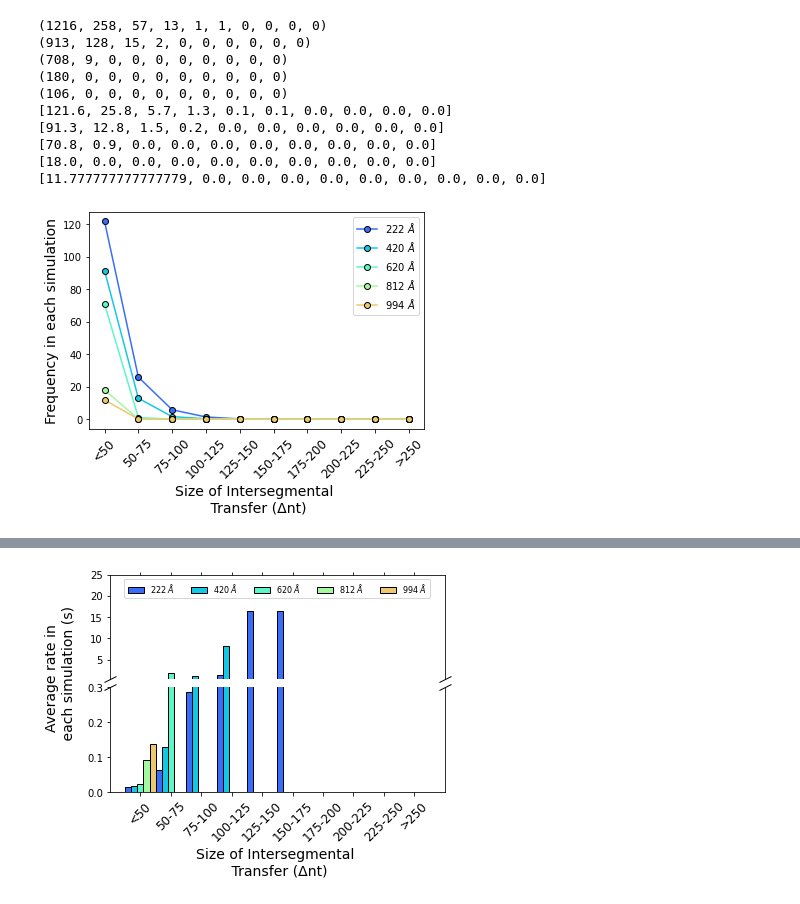
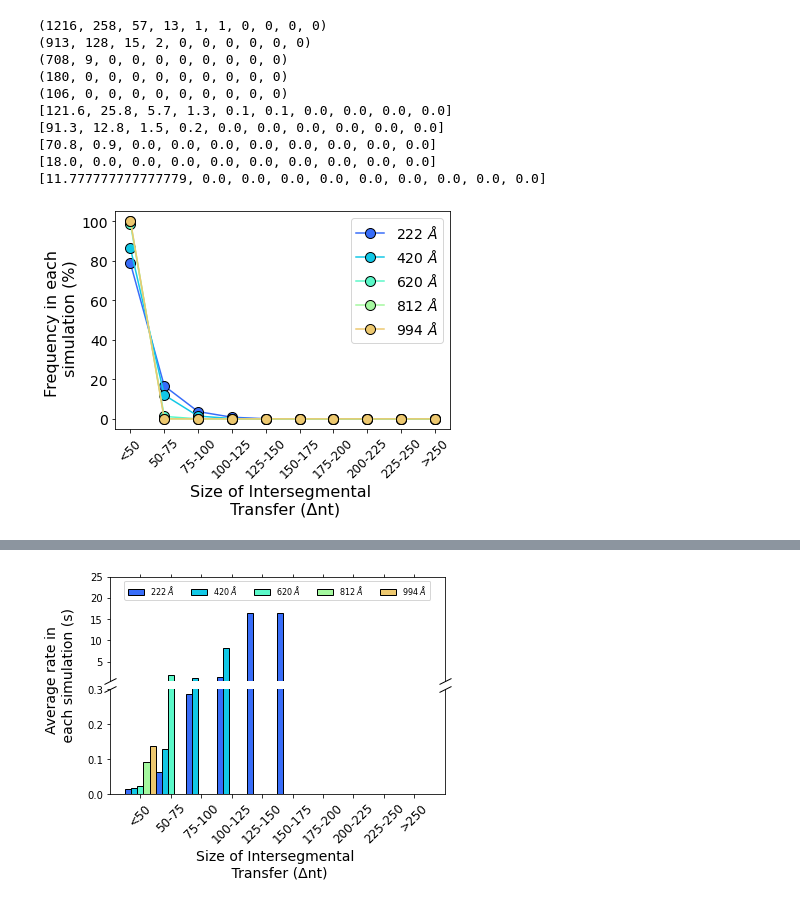
Before and after one commit to gargibiswas92/PROJECT.SSDNA.RES, a Jupyter notebook: INT.TRANSFERS/timestep_forHigh_salt.ipynb, the cells around one changed output, grey strips where cells are left out. Cells and saved outputs as stored; diff of their text form; code cells hidden in the pictures.

```diff
--- a/INT.TRANSFERS/timestep_forHigh_salt.ipynb
+++ b/INT.TRANSFERS/timestep_forHigh_salt.ipynb
@@ -104,6 +104,22 @@ print(av_bin2)
 print(av_bin3)
 print(av_bin4)
 print(av_bin5)
+
+def find_percentage(jump_bin):
+    sum = 0.0
+    perc_bin = []
+    for item in jump_bin:
+        sum= sum+item
+    for item in jump_bin:
+        perc = (item/sum)*100
+        perc_bin.append(perc)
+    return perc_bin
+
+perc_bin1 = find_percentage(av_bin1)
+perc_bin2 = find_percentage(av_bin2)
+perc_bin3 = find_percentage(av_bin3)
+perc_bin4 = find_percentage(av_bin4)
+perc_bin5 = find_percentage(av_bin5)
 # %% [output]
 (1216, 258, 57, 13, 1, 1, 0, 0, 0, 0)
 (913, 128, 15, 2, 0, 0, 0, 0, 0, 0)
@@ -120,45 +136,46 @@ import matplotlib.pyplot as plt
 import seaborn as sns
 cmap = sns.color_palette("rainbow")
 bins = np.array([37.5, 62.5, 87.5, 112.5, 137.5, 162.5, 187.5, 212.5, 237.5, 262.5])
-count1 = np.array(av_bin1)
-count2 = np.array(av_bin2)
-count3 = np.array(av_bin3)
-count4 = np.array(av_bin4)
-count5 = np.array(av_bin5)
+count1 = np.array(perc_bin1)
+count2 = np.array(perc_bin2)
+count3 = np.array(perc_bin3)
+count4 = np.array(perc_bin4)
+count5 = np.array(perc_bin5)
 
 #fig, ax = plt.subplots(nrows=1, ncols=2, figsize=(20,5))
 
-plt.plot(bins, count1, 'o-', label= '222 $\AA$', color=cmap[0], markeredgecolor= 'black')
-plt.plot(bins, count2, 'o-', label = '420 $\AA$', color=cmap[1], markeredgecolor= 'black')
-plt.plot(bins, count3, 'o-', label = '620 $\AA$', color=cmap[2], markeredgecolor= 'black')
-plt.plot(bins, count4, 'o-', label = '812 $\AA$', color=cmap[3], markeredgecolor= 'black')
-plt.plot(bins, count5, 'o-', label = '994 $\AA$', color=cmap[4], markeredgecolor= 'black')
+plt.plot(bins, count1, 'o-', label= '222 $\AA$', color=cmap[0], markeredgecolor= 'black', markersize=10)
+plt.plot(bins, count2, 'o-', label = '420 $\AA$', color=cmap[1], markeredgecolor= 'black', markersize=10)
+plt.plot(bins, count3, 'o-', label = '620 $\AA$', color=cmap[2], markeredgecolor= 'black', markersize=10)
+plt.plot(bins, count4, 'o-', label = '812 $\AA$', color=cmap[3], markeredgecolor= 'black', markersize=10)
+plt.plot(bins, count5, 'o-', label = '994 $\AA$', color=cmap[4], markeredgecolor= 'black', markersize=10)
 
 xtick_pos = [37.5, 62.5, 87.5, 112.5, 137.5, 162.5, 187.5, 212.5, 237.5, 262.5]
 xtick_labels = ['<50', '50-75', '75-100', '100-125', '125-150', '150-175', '175-200', '200-225', '225-250', '>250']
 plt.xticks(xtick_pos, xtick_labels, rotation = 45, fontsize=12)
-plt.legend()
-plt.xlabel('Size of Intersegmental \n Transfer (Δnt)', fontsize=14)
-plt.ylabel('Frequency in each simulation', fontsize=14)
+plt.yticks(fontsize=14)
+plt.legend(fontsize=14)
+plt.xlabel('Size of Intersegmental \n Transfer (Δnt)', fontsize=16)
+plt.ylabel('Frequency in each \n simulation (%)', fontsize=16)
 
 def rate_calculation(count):
     sim_time = 50000000*3.267*(10**(-8))
     rate = []
     for item in count:
         if item!=0:
            rate1 = sim_time/item
            rate.append(rate1)
         else:
            rate2 = 0.0
            rate.append(rate2)
     return rate
 
 rate1 = rate_calculation(count1)
 rate2 = rate_calculation(count2)
 rate3 = rate_calculation(count3)
 rate4 = rate_calculation(count4)
 rate5 = rate_calculation(count5)
 
-plt.savefig('Frequency_plot_highsalt.png', dpi=300, bbox_inches='tight')
+plt.savefig('Percentage_plot_highsalt.png', dpi=300, bbox_inches='tight')
 # %% [output]
-[figure, old version]
+[figure, new version]
```
Also changed, not shown: parts of 1 cell of this notebook, 7 other files.
